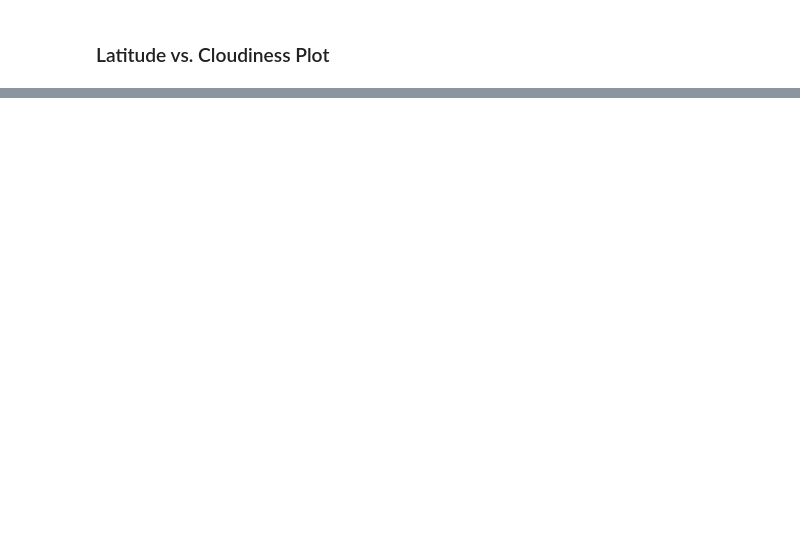
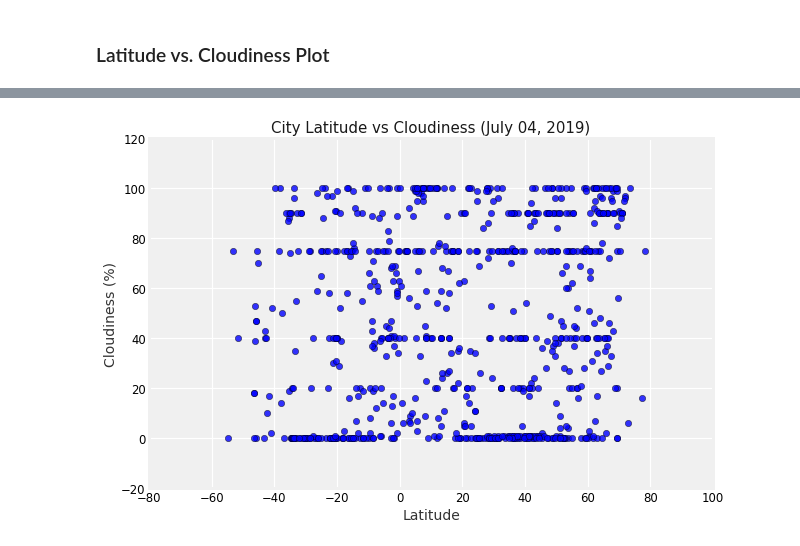
Before and after one commit to pamcuellas/WeatherPyAnalysis, a Jupyter notebook: WeatherPyAnalysis.ipynb, the cells around one changed output, grey strips where cells are left out. Saved outputs shown, nothing was run; the diff lists cells and outputs as text; code cells hidden in the pictures; blank space fills up the shorter version.

```diff
--- a/WeatherPyAnalysis.ipynb
+++ b/WeatherPyAnalysis.ipynb
@@ -310,0 +250,32 @@ plt.show()
+# %%
+# Set Latitude for x axis
+x_axis = df_cities["Lat"].tolist()
+# Set Max Temperature for y axis
+y_axis = df_cities["Cloudiness"].tolist()
+
+# Start graph
+fig, ax =plt.subplots(figsize=(9,6))
+fig.set_facecolor('w')
+
+# Set x and y limits
+ax.set_xlim(-80, 100)
+ax.set_ylim(-20, 120)
+
+# Set the title
+ax.set_title(f"City Latitude vs Cloudiness ({analisys_date})", alpha=0.9, fontsize=15)
+
+# Set labels
+ax.set_xlabel("Latitude", alpha=0.8, fontsize=14)
+ax.set_ylabel("Cloudiness (%)", alpha=0.8, fontsize=14)
+
+plt.style.use('fivethirtyeight')
+ax.tick_params(direction='out', length=0, width=2, grid_color='w', labelsize='small', grid_linewidth=1.2)
+ax.scatter(x_axis, y_axis, marker="o",color="blue",edgecolors='black', s=40, alpha=0.8)
+
+# Save the Figure
+plt.savefig("CityLatitude_vs_Cloudiness.png")
+
+# Show the Figure
+plt.show()
+# %% [output]
+[figure, added]
```
Also changed, not shown: parts of 15 cells of this notebook, 4 other files.
